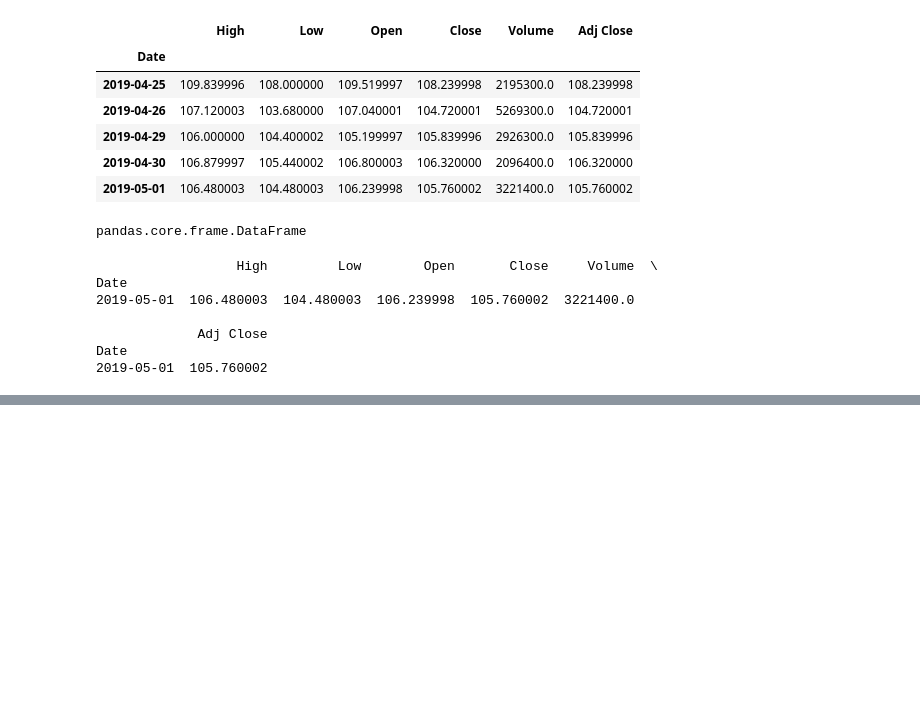
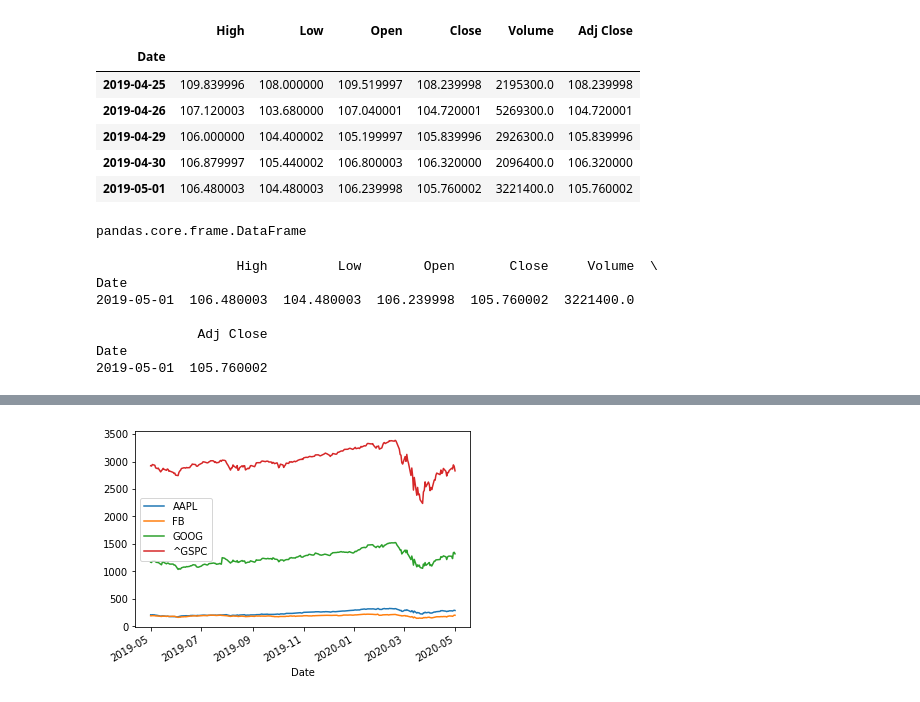
Before and after one commit to shobhansingh1/Py_PortfolioManager, a Jupyter notebook: PortfolioManagement_workbook.ipynb, the cells around one changed output, grey strips where cells are left out. Saved outputs shown, nothing was run; the diff lists cells and outputs as text; code cells hidden in the pictures; blank space fills up the shorter version.

Commit message:
updates on building and visualizing portfolio

```diff
--- a/PortfolioManagement_workbook.ipynb
+++ b/PortfolioManagement_workbook.ipynb
@@ -218,0 +222,6 @@ dump_CacheData()
+# %%
+tickers = ["AAPL", "FB", "GOOG", "^GSPC"]
+N = len(tickers)
+historical = pd.concat((stock_hist(symbol) for symbol in tickers), axis = 1, keys = ["AAPL","FB", "GOOG", "^GSPC"])
+#type(historical)
+historical
@@ -218,0 +244,7 @@ dump_CacheData()
+# %%
+#historical = historical.loc[:,(slice(None), 'Close')]
+historical = historical.xs("Close",level =1, axis = 1)
+# %%
+_=historical.plot()
+# %% [output]
+[figure, added]
```
Also changed, not shown: parts of 10 cells of this notebook.
